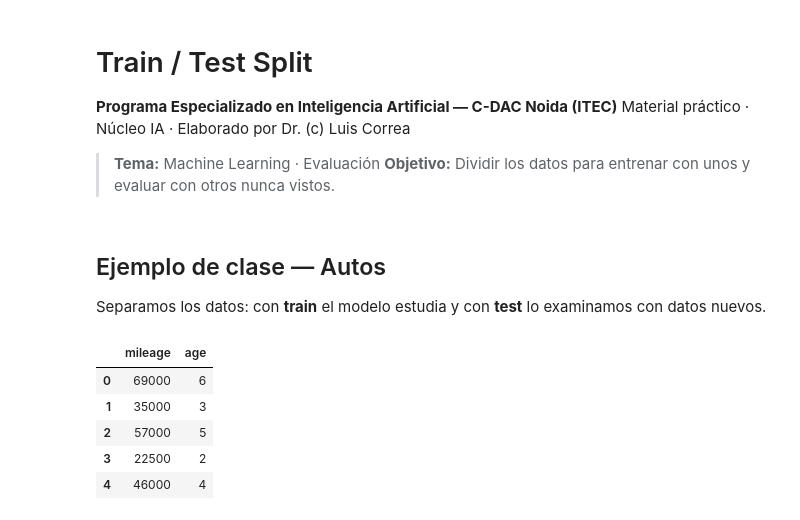
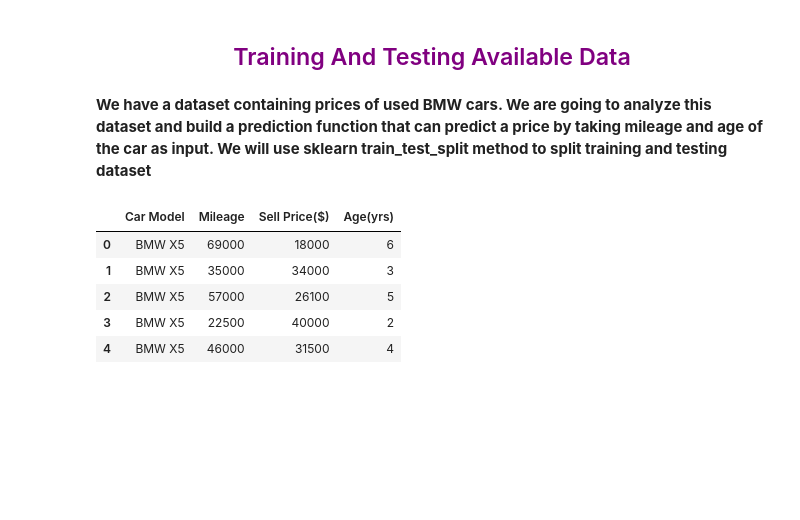
Before and after one commit to luiscorrea4041-ux/practicas-ia-cdac, a Jupyter notebook: 05_Train_Test_Split.ipynb, the cells around one changed output. Saved outputs shown, nothing was run; the diff lists cells and outputs as text; code cells hidden in the pictures; blank space fills up the shorter version.

```diff
--- a/05_Train_Test_Split.ipynb
+++ b/05_Train_Test_Split.ipynb
@@ -1,27 +1,17 @@
-# %% [markdown]
-# Train / Test Split
-**Programa Especializado en Inteligencia Artificial — C-DAC Noida (ITEC)**
-Material práctico · Núcleo IA · Elaborado por Dr. (c) Luis Correa
-
-> **Tema:** Machine Learning · Evaluación
-> **Objetivo:** Dividir los datos para entrenar con unos y evaluar con otros nunca vistos.
-# %% [markdown]
-## Ejemplo de clase — Autos
-Separamos los datos: con **train** el modelo estudia y con **test** lo examinamos con datos nuevos.
+# %% [markdown]
+<h2 style='color:purple' align='center'>Training And Testing Available Data</h2>
+# %% [markdown]
+<p><b>We have a dataset containing prices of used BMW cars. We are going to analyze this dataset
+and build a prediction function that can predict a price by taking mileage and age of the car
+as input. We will use sklearn train_test_split method to split training and testing dataset</b></p>
 # %%
 import pandas as pd
-from sklearn.model_selection import train_test_split
-from sklearn.linear_model import LinearRegression
-
-car = pd.read_csv('https://raw.githubusercontent.com/luiscorrea4041-ux/practicas-ia-cdac/main/data/carprices.csv')
-car.columns = ['modelo','mileage','sell_price','age']
-X = car[['mileage','age']]
-y = car['sell_price']
-X.head()
+df = pd.read_csv("https://raw.githubusercontent.com/luiscorrea4041-ux/practicas-ia-cdac/main/data/carprices.csv")
+df.head()
 # %% [output]
-|  | mileage | age |
-| 0 | 69000 | 6 |
-| 1 | 35000 | 3 |
-| 2 | 57000 | 5 |
-| 3 | 22500 | 2 |
-| 4 | 46000 | 4 |
+|  | Car Model | Mileage | Sell Price($) | Age(yrs) |
+| 0 | BMW X5 | 69000 | 18000 | 6 |
+| 1 | BMW X5 | 35000 | 34000 | 3 |
+| 2 | BMW X5 | 57000 | 26100 | 5 |
+| 3 | BMW X5 | 22500 | 40000 | 2 |
+| 4 | BMW X5 | 46000 | 31500 | 4 |
```
Also changed, not shown: parts of 24 cells of this notebook, 8 other files.
